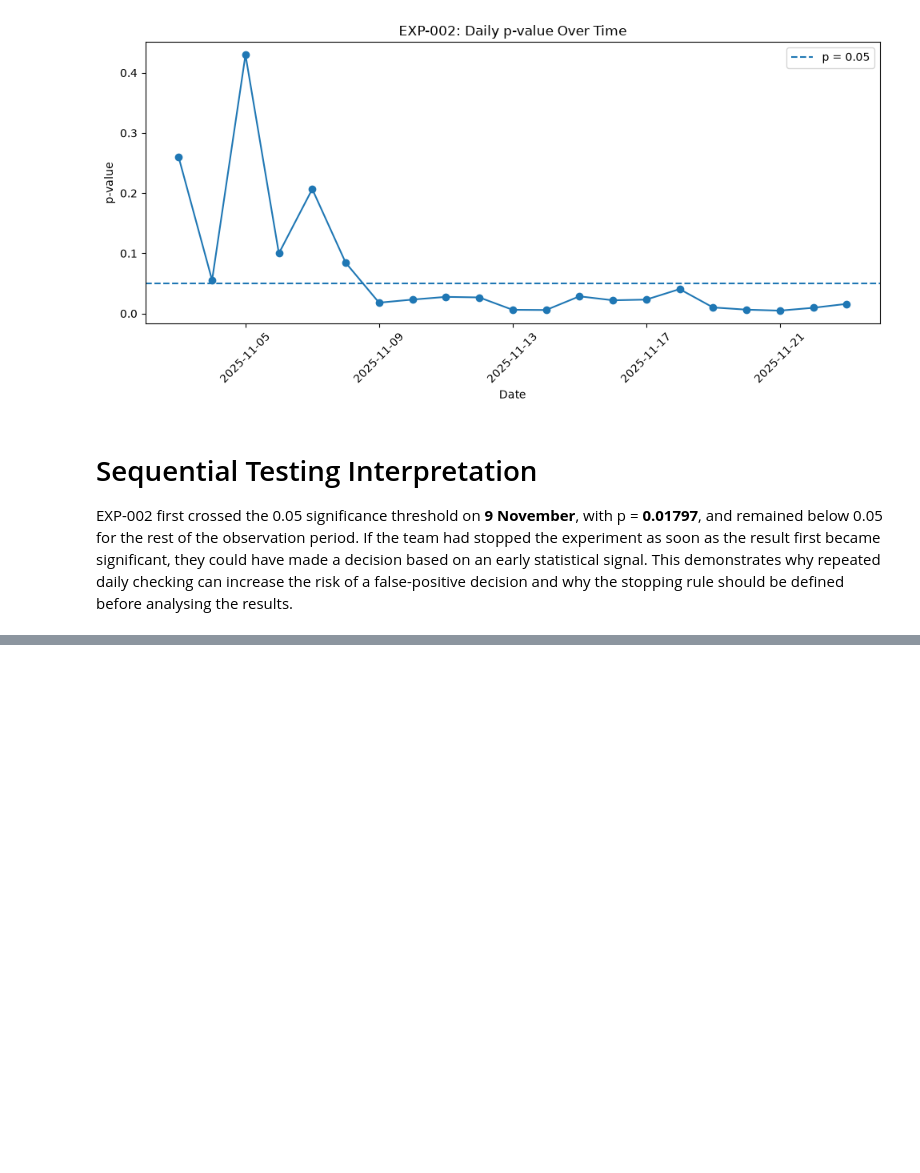
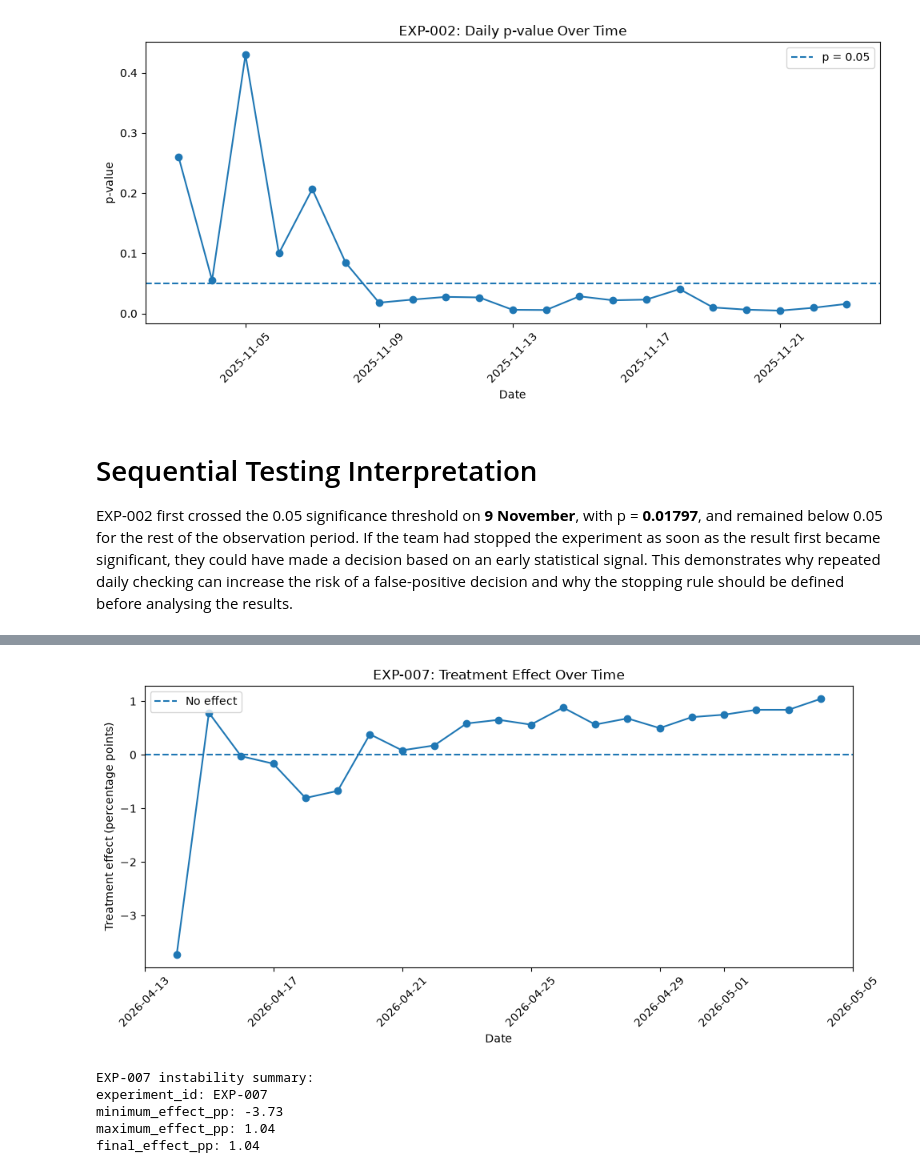
Before and after one commit to behwilionel-lang/skye8-ds-team-c-inference, a Jupyter notebook: notebooks/estimation.ipynb, the cells around one changed output, grey strips where cells are left out. Saved outputs shown, nothing was run; the diff lists cells and outputs as text; code cells hidden in the pictures; blank space fills up the shorter version.

```diff
--- a/notebooks/estimation.ipynb
+++ b/notebooks/estimation.ipynb
@@ -1576,0 +1983,14 @@ This demonstrates why repeated daily checking can increase the risk of a false-p
+# %%
+exp007_time = time_effects[
+    time_effects["experiment_id"] == "EXP-007"
+].copy()
+
+exp007_time["effect_pp"] = (
+    exp007_time["effect"] * 100
+)
+
+print(
+    exp007_time[
+        ["date", "effect_pp"]
+    ].to_string(index=False)
+)
@@ -1576,0 +2015,44 @@ This demonstrates why repeated daily checking can increase the risk of a false-p
+# %%
+plt.figure(figsize=(10, 5))
+
+plt.plot(
+    exp007_time["date"],
+    exp007_time["effect_pp"],
+    marker="o"
+)
+
+plt.axhline(
+    0,
+    linestyle="--",
+    label="No effect"
+)
+
+plt.xlabel("Date")
+plt.ylabel("Treatment effect (percentage points)")
+plt.title("EXP-007: Treatment Effect Over Time")
+plt.legend()
+plt.xticks(rotation=45)
+plt.tight_layout()
+plt.show()
+# %% [output]
+[figure, added]
+# %%
+exp007_instability_summary = {
+    "experiment_id": "EXP-007",
+    "minimum_effect_pp": exp007_time["effect_pp"].min(),
+    "maximum_effect_pp": exp007_time["effect_pp"].max(),
+    "final_effect_pp": exp007_time["effect_pp"].iloc[-1]
+}
+
+print("EXP-007 instability summary:")
+for key, value in exp007_instability_summary.items():
+    if key == "experiment_id":
+        print(f"{key}: {value}")
+    else:
+        print(f"{key}: {value:.2f}")
+# %% [output]
+EXP-007 instability summary:
+experiment_id: EXP-007
+minimum_effect_pp: -3.73
+maximum_effect_pp: 1.04
+final_effect_pp: 1.04
```
Also changed, not shown: parts of 16 cells of this notebook.
